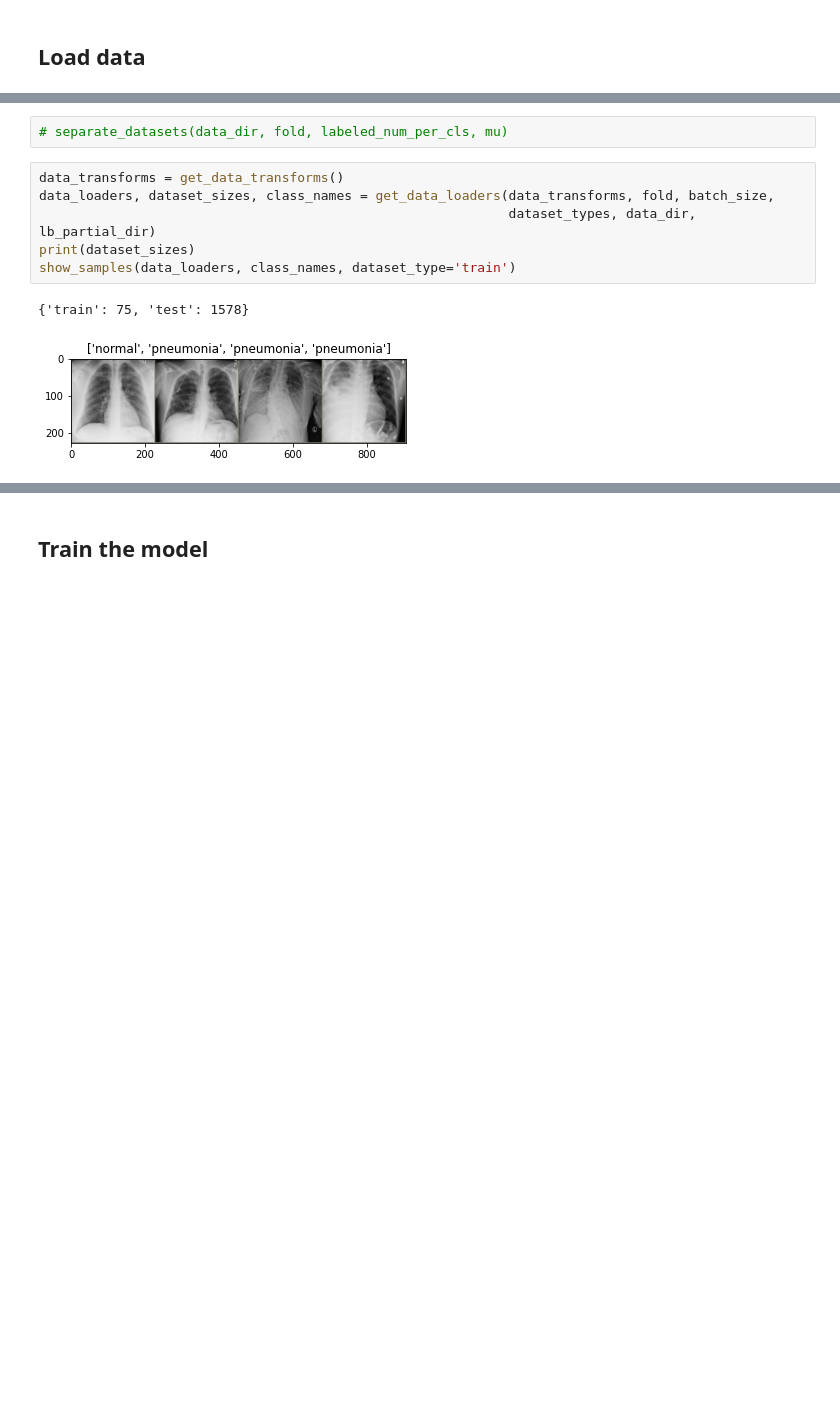
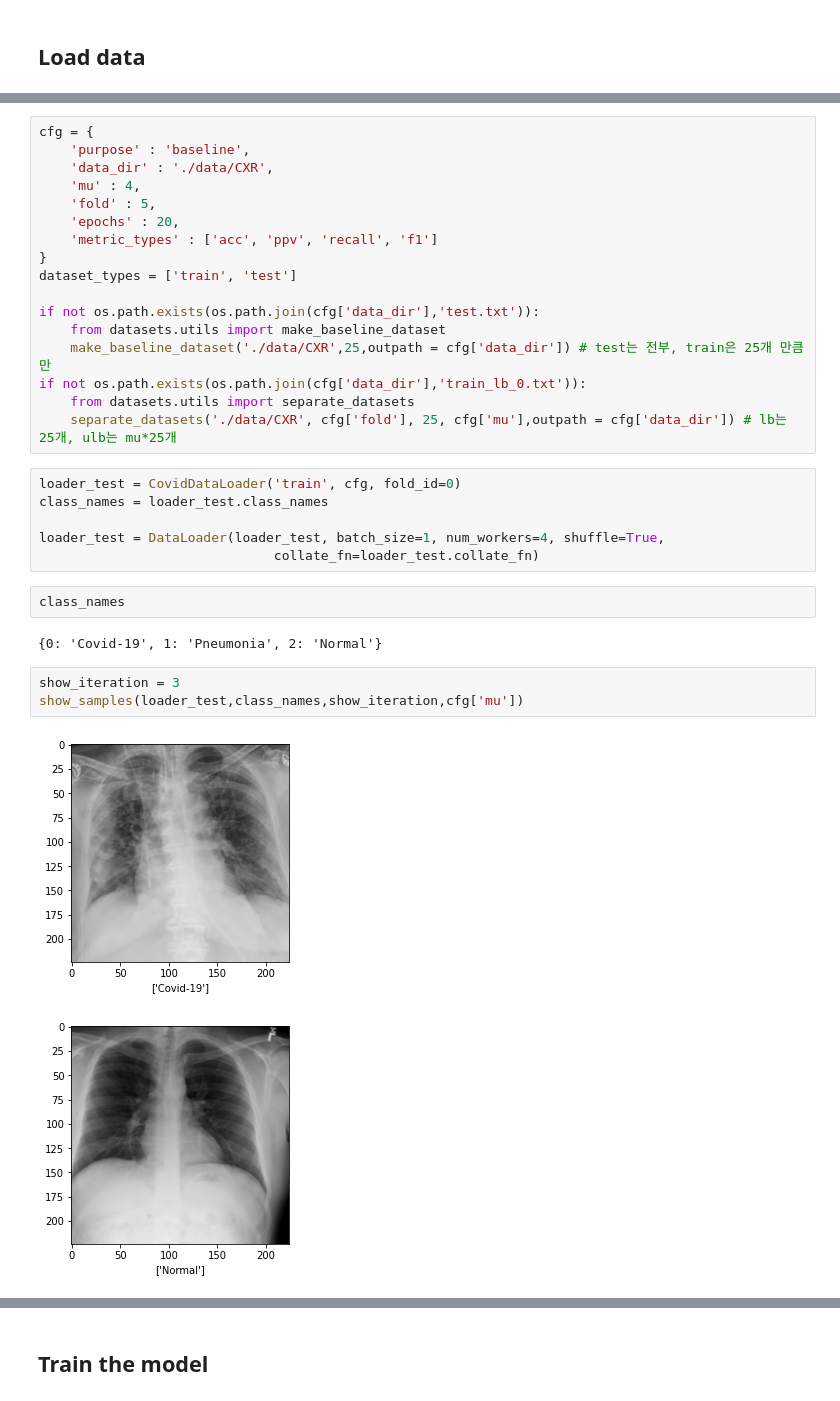
Before and after one commit to wooks527/BalancedFixMatch, a Jupyter notebook: train_and_test_aivdnet_for_baseline.ipynb, the cells around one changed output, grey strips where cells are left out. Cells and saved outputs as stored; diff of their text form; blank space fills up the shorter version.

```diff
--- a/train_and_test_aivdnet_for_baseline.ipynb
+++ b/train_and_test_aivdnet_for_baseline.ipynb
@@ -29,11 +18,33 @@ dataset_types = ['train', 'test'] # ['train', 'val', 'test']
-# %%
-# separate_datasets(data_dir, fold, labeled_num_per_cls, mu)
-# %%
-data_transforms = get_data_transforms()
-data_loaders, dataset_sizes, class_names = get_data_loaders(data_transforms, fold, batch_size,
-                                                            dataset_types, data_dir, lb_partial_dir)
-print(dataset_sizes)
-show_samples(data_loaders, class_names, dataset_type='train')
-# %% [output]
-{'train': 75, 'test': 1578}
-[figure, removed]
+# %%
+cfg = {
+    'purpose' : 'baseline',
+    'data_dir' : './data/CXR',
+    'mu' : 4,
+    'fold' : 5,
+    'epochs' : 20,
+    'metric_types' : ['acc', 'ppv', 'recall', 'f1']
+}
+dataset_types = ['train', 'test']
+
+if not os.path.exists(os.path.join(cfg['data_dir'],'test.txt')):
+    from datasets.utils import make_baseline_dataset
+    make_baseline_dataset('./data/CXR',25,outpath = cfg['data_dir']) # test는 전부, train은 25개 만큼만
+if not os.path.exists(os.path.join(cfg['data_dir'],'train_lb_0.txt')):
+    from datasets.utils import separate_datasets
+    separate_datasets('./data/CXR', cfg['fold'], 25, cfg['mu'],outpath = cfg['data_dir']) # lb는 25개, ulb는 mu*25개
+# %%
+loader_test = CovidDataLoader('train', cfg, fold_id=0)
+class_names = loader_test.class_names
+
+loader_test = DataLoader(loader_test, batch_size=1, num_workers=4, shuffle=True,
+                              collate_fn=loader_test.collate_fn)
+# %%
+class_names
+# %% [output]
+{0: 'Covid-19', 1: 'Pneumonia', 2: 'Normal'}
+# %%
+show_iteration = 3
+show_samples(loader_test,class_names,show_iteration,cfg['mu'])
+# %% [output]
+[figure, added]
+[figure, added]
```
Also changed, not shown: parts of 6 cells of this notebook, 8 other files.
